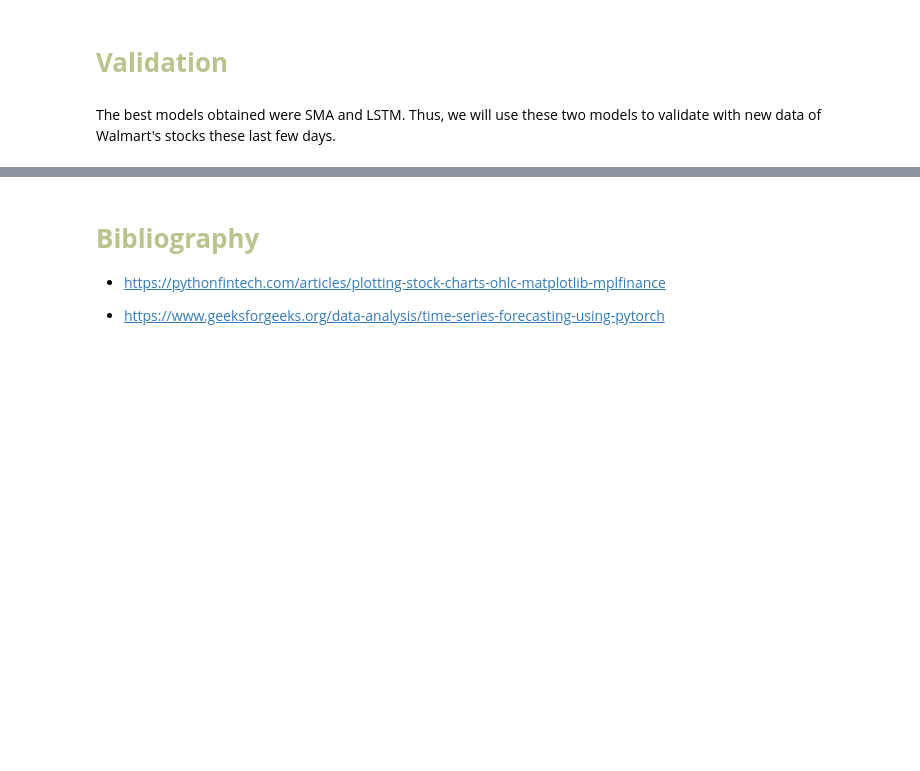
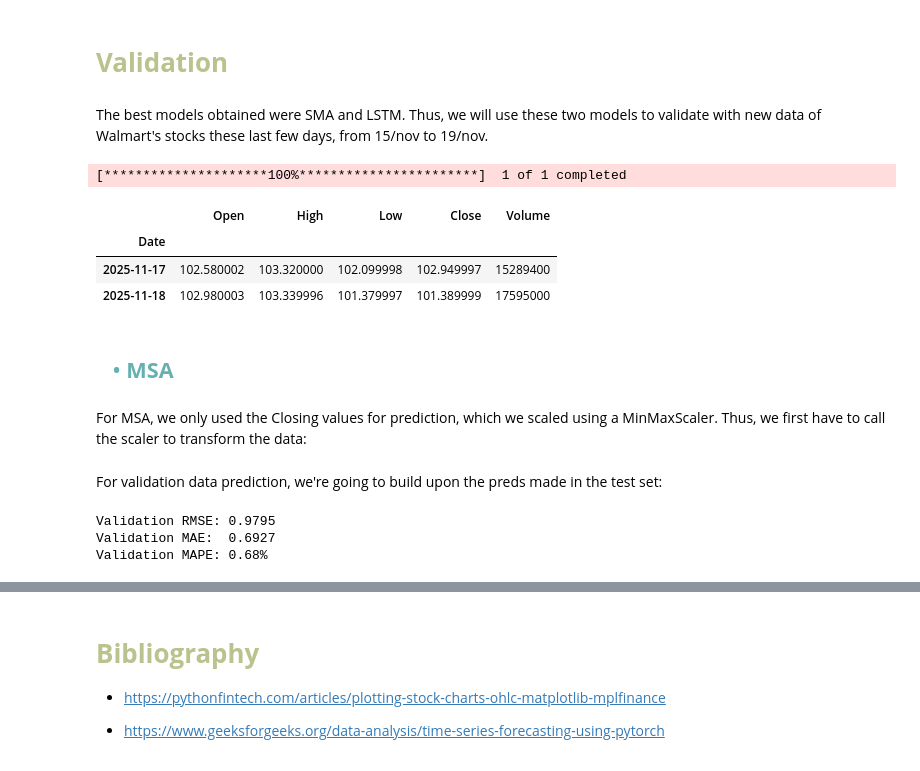
Before and after one commit to ch0fas/ML_Projects, a Jupyter notebook: L3_StockExchange/stock_exchange_forecasting.ipynb, the cells around one changed output, grey strips where cells are left out. Cells and saved outputs as stored; diff of their text form; code cells hidden in the pictures; blank space fills up the shorter version.

```diff
--- a/L3_StockExchange/stock_exchange_forecasting.ipynb
+++ b/L3_StockExchange/stock_exchange_forecasting.ipynb
@@ -834,4 +835,37 @@ The Residual Analysis is also very solid. Now, the majority of residuals are bet
 # %% [markdown]
 # <font color= #bbc28d> **Validation** </font>
 # %% [markdown]
-The best models obtained were SMA and LSTM. Thus, we will use these two models to validate with new data of Walmart's stocks these last few days.
+The best models obtained were SMA and LSTM. Thus, we will use these two models to validate with new data of Walmart's stocks these last few days, from 15/nov to 19/nov.
+# %%
+# RUN THIS CODE ONLY ONE TIME
+start_date = (datetime.now() - timedelta(days=4)).strftime('%Y-%m-%d')          # Gets last 4 days of data
+end_date = datetime.now().strftime('%Y-%m-%d')
+
+# Download Walmart prices
+wmt = yf.download('WMT', start=start_date, end=end_date, progress=True)
+
+# Flatten columns to get only data
+wmt.columns = wmt.columns.get_level_values(0)
+
+# Keep OHLCV data
+wmt = wmt[['Open', 'High', 'Low', 'Close', 'Volume']]
+
+# Save to csv
+wmt.to_csv('data/walmart_stocks_val.csv', index=True)
+# %% [output]
+[*********************100%***********************]  1 of 1 completed
+# %%
+# Read data
+val_df = pd.read_csv('data/walmart_stocks_val.csv')
+val_df['Date'] = pd.to_datetime(val_df['Date'])             # Convert Date column to date type
+val_df = val_df.set_index('Date')                           # Make the Date column the index
+val_df.head()
+# %% [output]
+|  | Open | High | Low | Close | Volume |
+| Date |  |  |  |  |  |
+| 2025-11-17 | 102.580002 | 103.320000 | 102.099998 | 102.949997 | 15289400 |
+| 2025-11-18 | 102.980003 | 103.339996 | 101.379997 | 101.389999 | 17595000 |
+# %% [markdown]
+## <font color= #66b0b0> &ensp; • **MSA** </font>
+# %% [markdown]
+For MSA, we only used the Closing values for prediction, which we scaled using a MinMaxScaler. Thus, we first have to call the scaler to transform the data:
@@ -837,0 +876,2 @@ The best models obtained were SMA and LSTM. Thus, we will use these two models t
+# %% [markdown]
+For validation data prediction, we're going to build upon the preds made in the test set:
@@ -837,0 +884,26 @@ The best models obtained were SMA and LSTM. Thus, we will use these two models t
+# %%
+window_size = 10
+
+# Forecast validation using TRAIN + TEST_PREDICTIONS history
+val_preds_scaled = sma_forecast(history_scaled, val_df_scaled, window_size)
+
+# Convert back to original scale
+val_preds = scaler.inverse_transform(val_preds_scaled.reshape(-1, 1)).flatten()
+
+# Store results
+sma_val_results = pd.DataFrame({
+    'Actual': val_df['Close'].values,
+    'SMA_Val_Predicted': val_preds
+}, index=val_df.index)
+
+val_rmse = np.sqrt(mean_squared_error(sma_val_results['Actual'], sma_val_results['SMA_Val_Predicted']))
+val_mae  = mean_absolute_error(sma_val_results['Actual'], sma_val_results['SMA_Val_Predicted'])
+val_mape = mean_absolute_percentage_error(sma_val_results['Actual'], sma_val_results['SMA_Val_Predicted'])
+
+print(f"Validation RMSE: {val_rmse:.4f}")
+print(f"Validation MAE:  {val_mae:.4f}")
+print(f"Validation MAPE: {val_mape*100:.2f}%")
+# %% [output]
+Validation RMSE: 0.9795
+Validation MAE:  0.6927
+Validation MAPE: 0.68%
```
Also changed, not shown: parts of 10 cells of this notebook, 1 other file.
